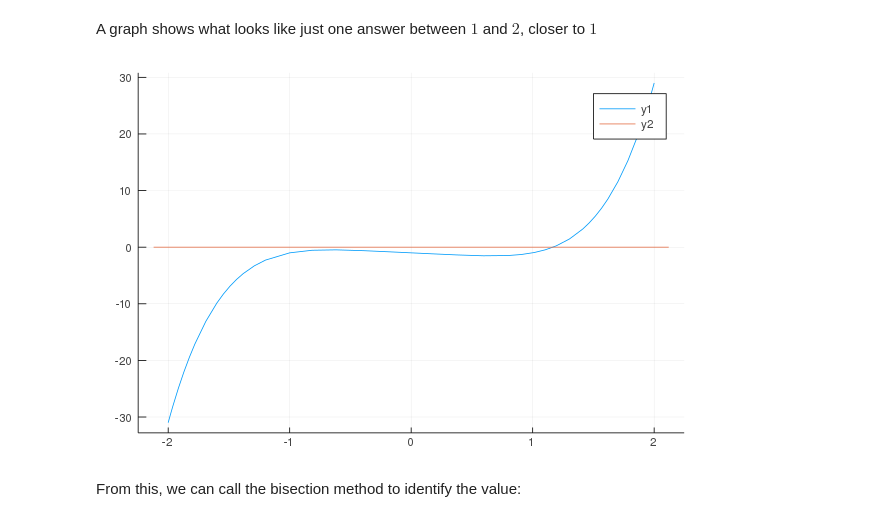
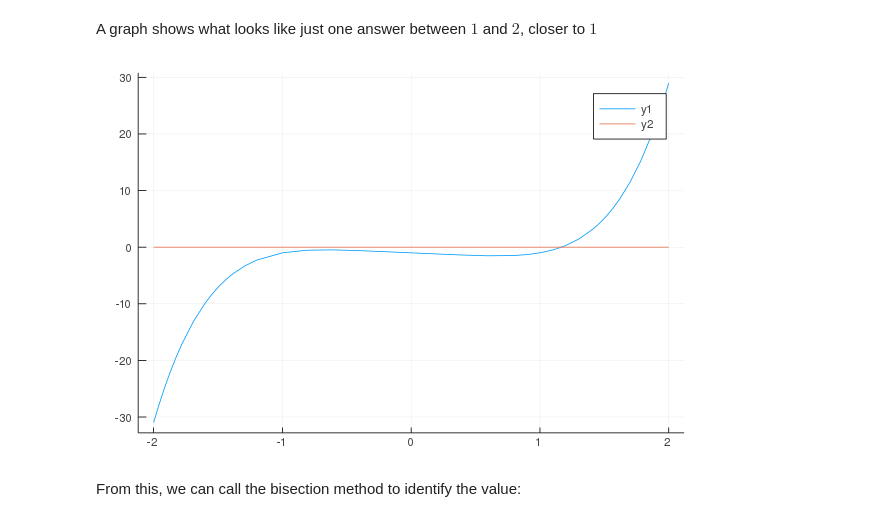
Before and after one commit to mth229/229-projects, a Jupyter notebook: 08-newton.ipynb, the cells around one changed output. Drawn from its saved outputs; the diff is of its cells as text; code cells hidden in the pictures.

```diff
--- a/08-newton.ipynb
+++ b/08-newton.ipynb
@@ -20,9 +20,9 @@ using SimplePlots
 # %%
 f(x) = x^5 - x - 1
 plot(f, -2, 2)
-plot!(zero)
+plot!(zero, -2, 2)
 # %% [output]
-[figure, old version]
+[figure, new version]
 # %% [markdown]
 <p>From this, we can call the bisection method to identify the value:</p>
 # %%
```
Also changed, not shown: parts of 2 cells of this notebook, 8 other files.
